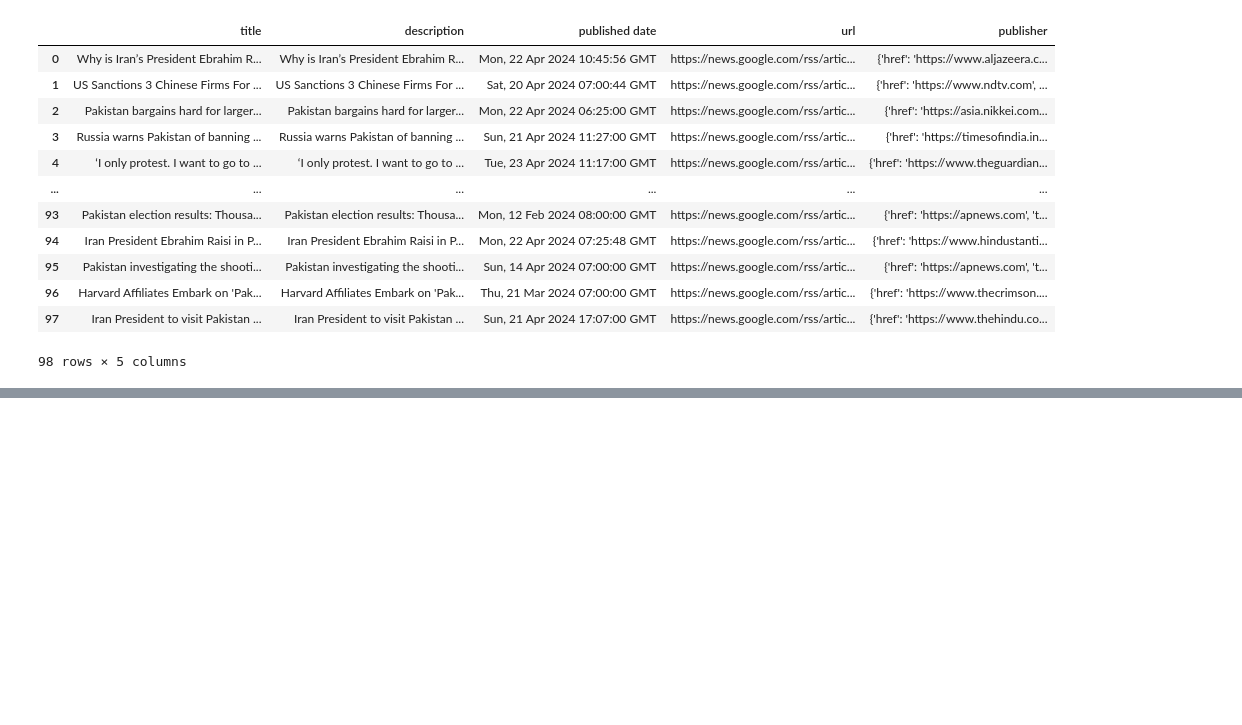
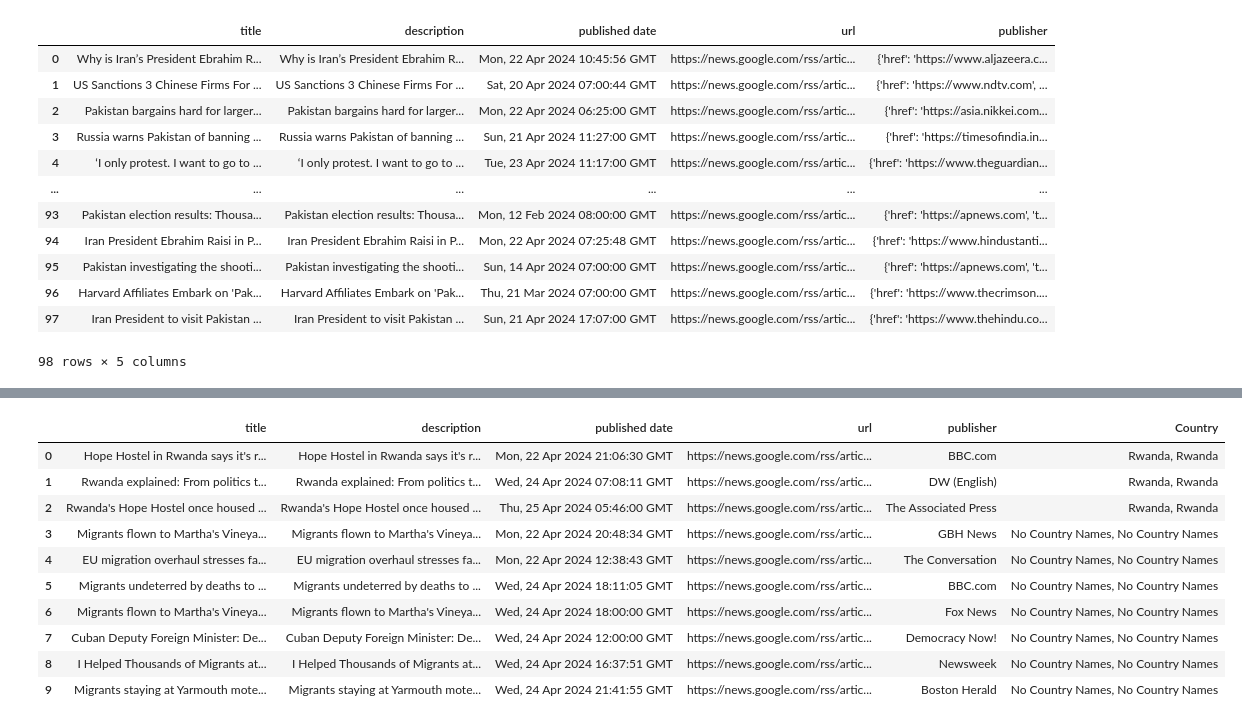
Before and after one commit to Otomisin/c-practise, a Jupyter notebook: WebScraping/freeCodeCamp.ipynb, the cells around one changed output, grey strips where cells are left out. Saved outputs shown, nothing was run; the diff lists cells and outputs as text; code cells hidden in the pictures; blank space fills up the shorter version.

```diff
--- a/WebScraping/freeCodeCamp.ipynb
+++ b/WebScraping/freeCodeCamp.ipynb
@@ -1257,0 +1436,45 @@ df
+# %%
+import pandas as pd
+import re
+
+# Sample DataFrame
+# df = pd.DataFrame(migration_news)
+
+# # Example DataFrame
+# data = {
+#     'title': ['Rwanda explained: From politics to human rights', 'Migration crisis in Europe', 'New immigration policy in the US'],
+#     'description': ['A deep dive into Rwanda\'s political landscape and human rights issues', 'Europe faces a mounting migration crisis', 'The US announces a new immigration policy'],
+#     'published date': ['Wed, 24 Apr 2024 07:08:11 GMT', 'Wed, 24 Apr 2024 09:15:00 GMT', 'Thu, 25 Apr 2024 10:30:00 GMT'],
+#     'url': ['https://news.example.com/article1', 'https://news.example.com/article2', 'https://news.example.com/article3'],
+#     'publisher': ['Boston Herald', 'CNN', 'New York Times']
+# }
+
+df_new = pd.DataFrame(df)
+
+# Function to extract country names or return "No Country Names"
+def extract_countries(text):
+    countries = []
+    # List of country names for demonstration purposes
+    country_names = ['Rwanda', 'Europe', 'US']
+    for country in country_names:
+        if re.search(r'\b{}\b'.format(country), text, re.IGNORECASE):
+            countries.append(country)
+    return ', '.join(set(countries)) if countries else 'No Country Names'
+
+# Apply the function to 'title' and 'description' columns
+df_new['Country'] = df_new['title'].apply(extract_countries) + ', ' + df_new['description'].apply(extract_countries)
+
+# Display the DataFrame
+df_new
+# %% [output]
+|  | title | description | published date | url | publisher | Country |
+| 0 | Hope Hostel in Rwanda says it's r... | Hope Hostel in Rwanda says it's r... | Mon, 22 Apr 2024 21:06:30 GMT | https://news.google.com/rss/artic... | BBC.com | Rwanda, Rwanda |
+| 1 | Rwanda explained: From politics t... | Rwanda explained: From politics t... | Wed, 24 Apr 2024 07:08:11 GMT | https://news.google.com/rss/artic... | DW (English) | Rwanda, Rwanda |
+| 2 | Rwanda's Hope Hostel once housed ... | Rwanda's Hope Hostel once housed ... | Thu, 25 Apr 2024 05:46:00 GMT | https://news.google.com/rss/artic... | The Associated Press | Rwanda, Rwanda |
+| 3 | Migrants flown to Martha's Vineya... | Migrants flown to Martha's Vineya... | Mon, 22 Apr 2024 20:48:34 GMT | https://news.google.com/rss/artic... | GBH News | No Country Names, No Country Names |
+| 4 | EU migration overhaul stresses fa... | EU migration overhaul stresses fa... | Mon, 22 Apr 2024 12:38:43 GMT | https://news.google.com/rss/artic... | The Conversation | No Country Names, No Country Names |
+| 5 | Migrants undeterred by deaths to ... | Migrants undeterred by deaths to ... | Wed, 24 Apr 2024 18:11:05 GMT | https://news.google.com/rss/artic... | BBC.com | No Country Names, No Country Names |
+| 6 | Migrants flown to Martha's Vineya... | Migrants flown to Martha's Vineya... | Wed, 24 Apr 2024 18:00:00 GMT | https://news.google.com/rss/artic... | Fox News | No Country Names, No Country Names |
+| 7 | Cuban Deputy Foreign Minister: De... | Cuban Deputy Foreign Minister: De... | Wed, 24 Apr 2024 12:00:00 GMT | https://news.google.com/rss/artic... | Democracy Now! | No Country Names, No Country Names |
+| 8 | I Helped Thousands of Migrants at... | I Helped Thousands of Migrants at... | Wed, 24 Apr 2024 16:37:51 GMT | https://news.google.com/rss/artic... | Newsweek | No Country Names, No Country Names |
+| 9 | Migrants staying at Yarmouth mote... | Migrants staying at Yarmouth mote... | Wed, 24 Apr 2024 21:41:55 GMT | https://news.google.com/rss/artic... | Boston Herald | No Country Names, No Country Names |
```
Also changed, not shown: parts of 9 cells of this notebook, 3 other files.
